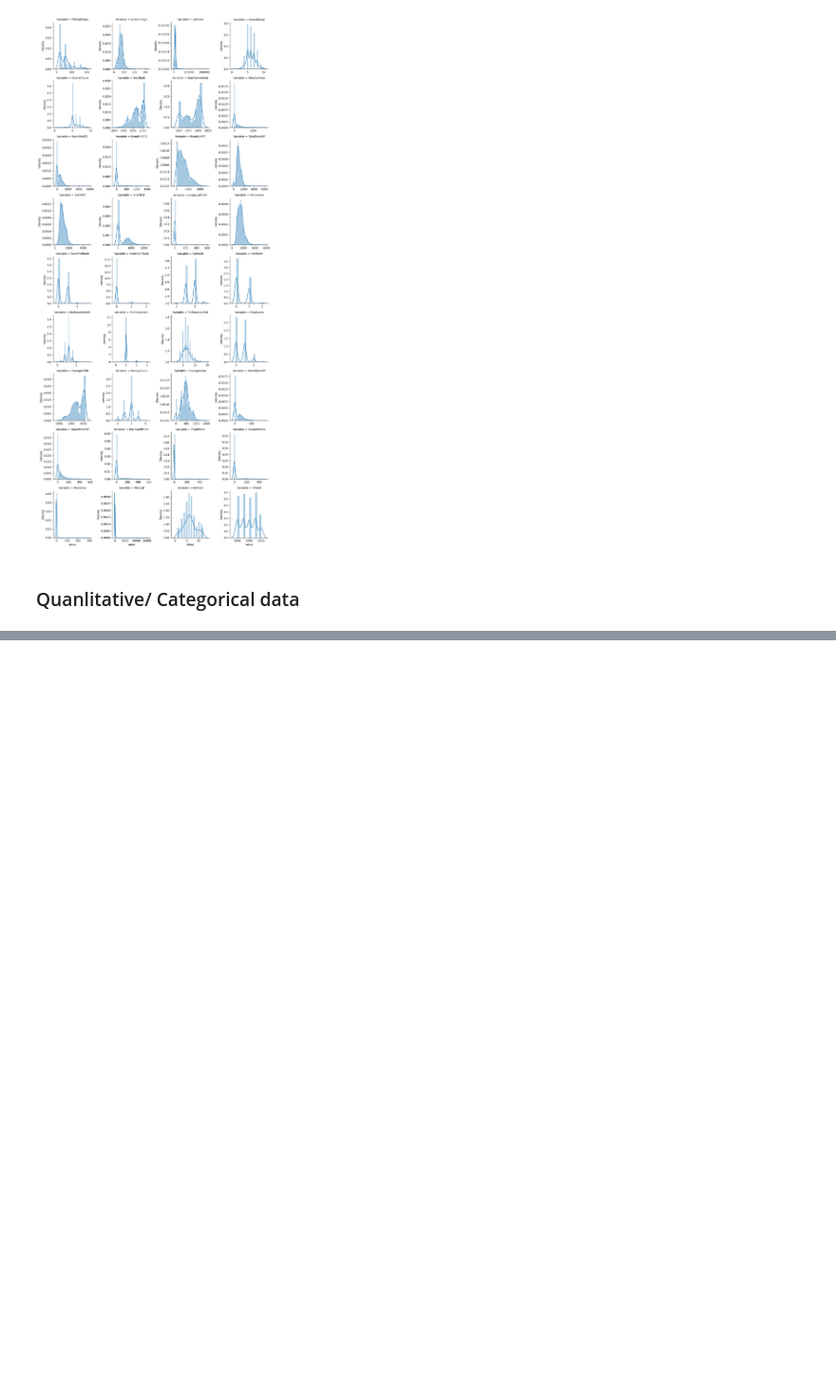
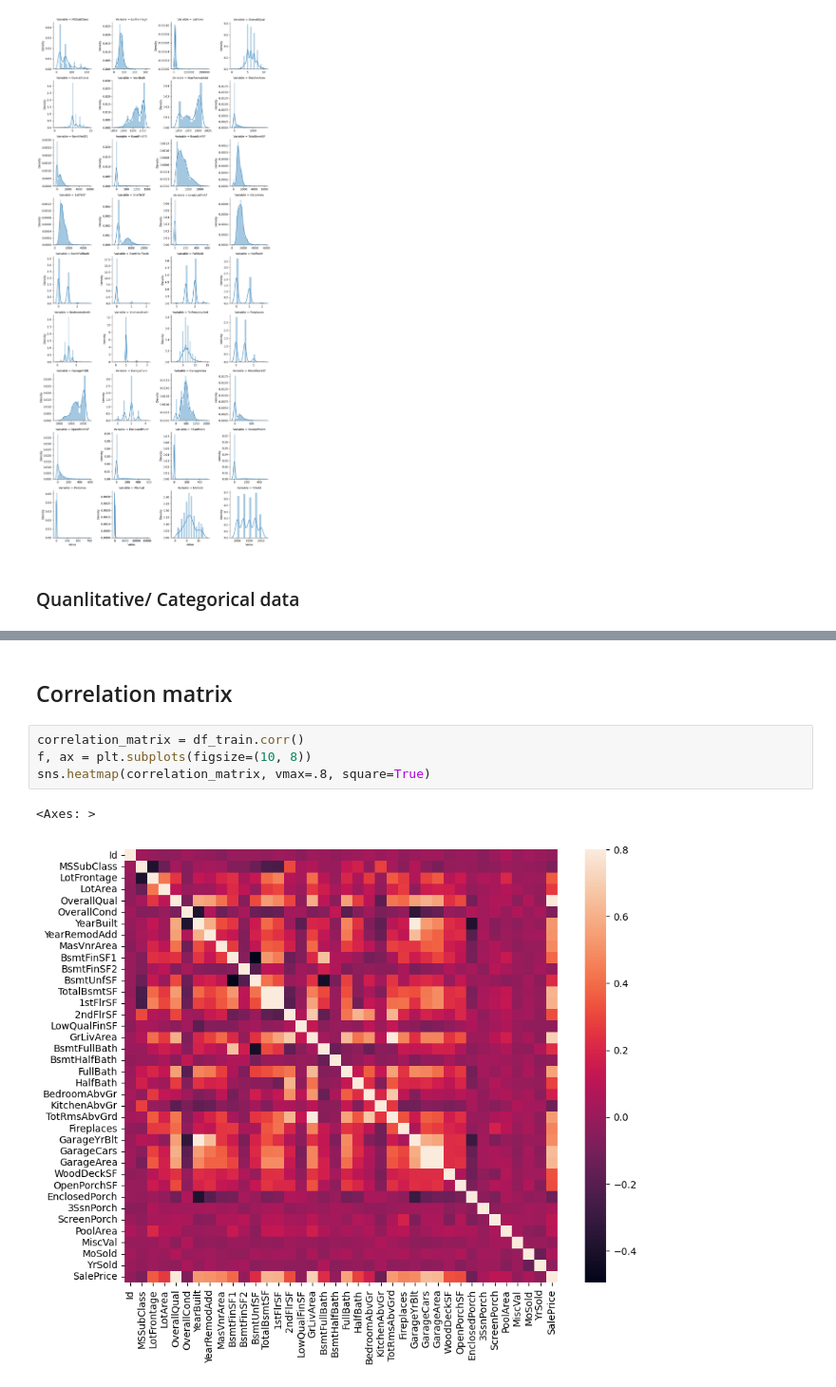
Before and after one commit to mrtrunghieu1/House-Prices-Kaggle-Competition, a Jupyter notebook: src/notebook/EDA_House_Prices.ipynb, the cells around one changed output, grey strips where cells are left out. Shown at 95% size. Drawn from its saved outputs; the diff is of its cells as text; blank space fills up the shorter version.

```diff
--- a/src/notebook/EDA_House_Prices.ipynb
+++ b/src/notebook/EDA_House_Prices.ipynb
@@ -125,0 +166,9 @@ grid = grid.map(custom_boxplot, "value", "SalePrice")
+# %% [markdown]
+## Correlation matrix
+# %%
+correlation_matrix = df_train.corr()
+f, ax = plt.subplots(figsize=(10, 8))
+sns.heatmap(correlation_matrix, vmax=.8, square=True)
+# %% [output]
+<Axes: >
+[figure, added]
```
Also changed, not shown: parts of 23 cells of this notebook.
